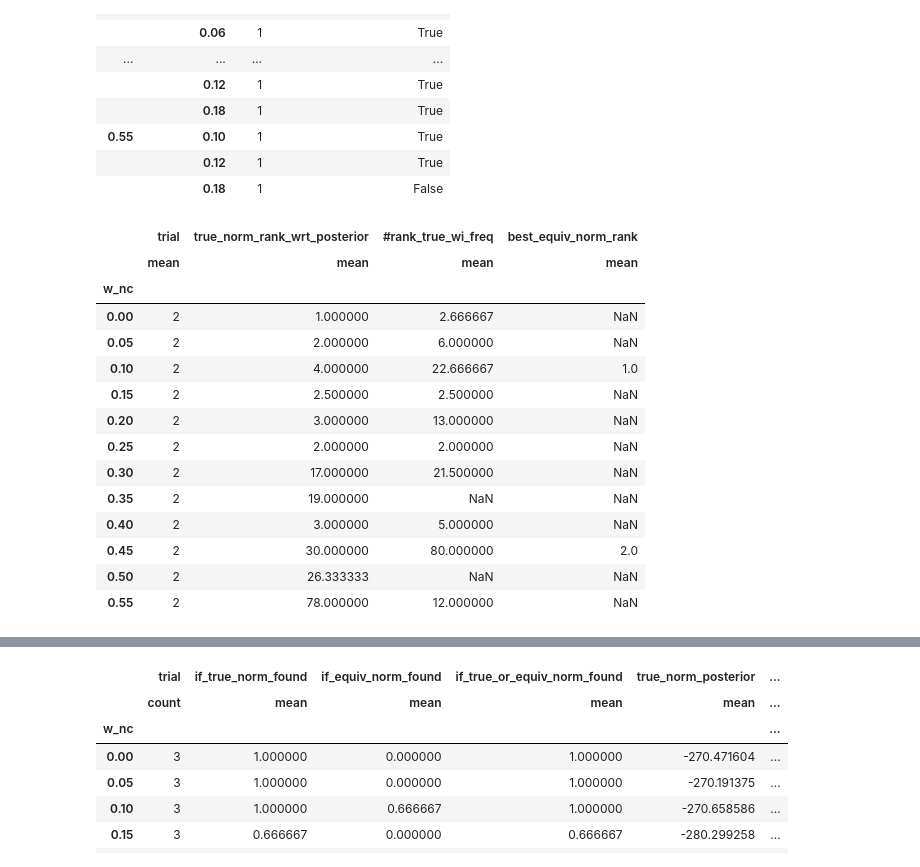
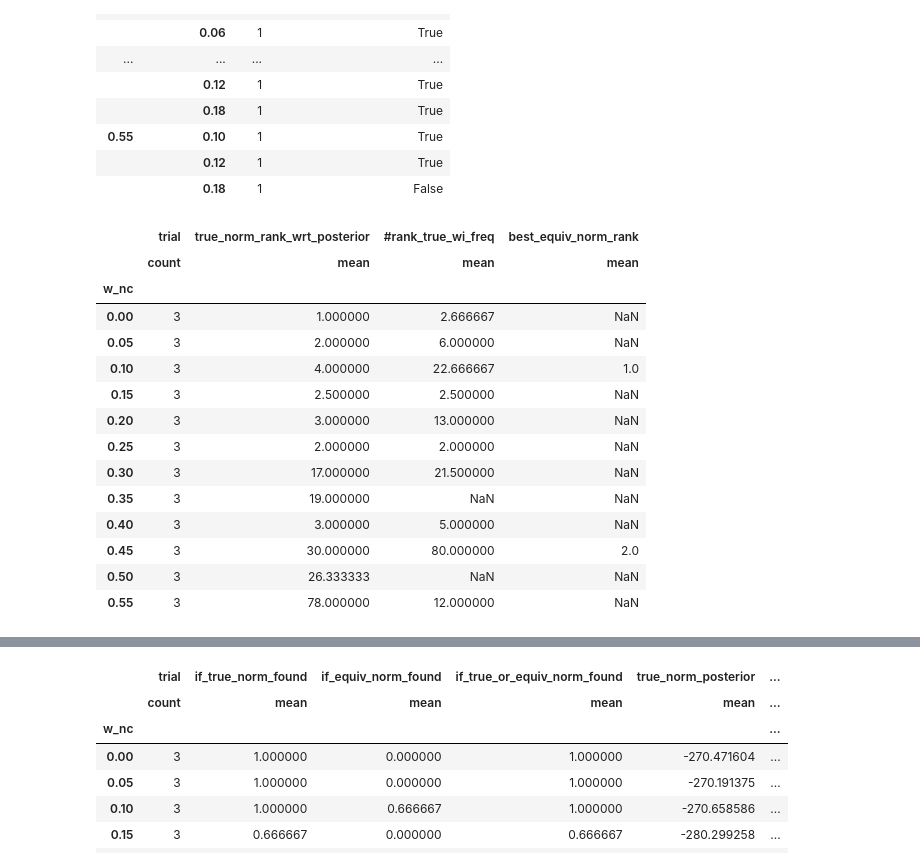
Before and after one commit to ashish1610dhiman/learning_norms_with_mcmc_from_pcfg_IJCAI21, a Jupyter notebook: notebooks/1.4.1_nc_exp4_analysis.ipynb, the cells around one changed output, grey strips where cells are left out. Saved outputs shown, nothing was run; the diff lists cells and outputs as text; code cells hidden in the pictures.

```diff
--- a/notebooks/1.4.1_nc_exp4_analysis.ipynb
+++ b/notebooks/1.4.1_nc_exp4_analysis.ipynb
@@ -190,21 +190,22 @@ z1.groupby(["w_nc","violation_rate"]).agg({"trial":"count","if_true_or_equiv_nor
 z1["true_norm_rank_wrt_posterior"]=pd.to_numeric(z1["true_norm_rank_wrt_posterior"])
 z1["#rank_true_wi_freq"]=pd.to_numeric(z1["#rank_true_wi_freq"])
 # %%
-z1.groupby(["w_nc"]).agg({"trial":["mean"],"true_norm_rank_wrt_posterior":"mean",\
+res1=z1.groupby(["w_nc"]).agg({"trial":["count"],"true_norm_rank_wrt_posterior":"mean",\
                         "#rank_true_wi_freq":"mean","best_equiv_norm_rank":"mean"})
+res1
 # %% [output]
 |  | trial | true_norm_rank_wrt_posterior | #rank_true_wi_freq | best_equiv_norm_rank |
-|  | mean | mean | mean | mean |
+|  | count | mean | mean | mean |
 | w_nc |  |  |  |  |
-| 0.00 | 2 | 1.000000 | 2.666667 | NaN |
-| 0.05 | 2 | 2.000000 | 6.000000 | NaN |
-| 0.10 | 2 | 4.000000 | 22.666667 | 1.0 |
-| 0.15 | 2 | 2.500000 | 2.500000 | NaN |
-| 0.20 | 2 | 3.000000 | 13.000000 | NaN |
-| 0.25 | 2 | 2.000000 | 2.000000 | NaN |
-| 0.30 | 2 | 17.000000 | 21.500000 | NaN |
-| 0.35 | 2 | 19.000000 | NaN | NaN |
-| 0.40 | 2 | 3.000000 | 5.000000 | NaN |
-| 0.45 | 2 | 30.000000 | 80.000000 | 2.0 |
-| 0.50 | 2 | 26.333333 | NaN | NaN |
-| 0.55 | 2 | 78.000000 | 12.000000 | NaN |
+| 0.00 | 3 | 1.000000 | 2.666667 | NaN |
+| 0.05 | 3 | 2.000000 | 6.000000 | NaN |
+| 0.10 | 3 | 4.000000 | 22.666667 | 1.0 |
+| 0.15 | 3 | 2.500000 | 2.500000 | NaN |
+| 0.20 | 3 | 3.000000 | 13.000000 | NaN |
+| 0.25 | 3 | 2.000000 | 2.000000 | NaN |
+| 0.30 | 3 | 17.000000 | 21.500000 | NaN |
+| 0.35 | 3 | 19.000000 | NaN | NaN |
+| 0.40 | 3 | 3.000000 | 5.000000 | NaN |
+| 0.45 | 3 | 30.000000 | 80.000000 | 2.0 |
+| 0.50 | 3 | 26.333333 | NaN | NaN |
+| 0.55 | 3 | 78.000000 | 12.000000 | NaN |
```
Also changed, not shown: parts of 3 cells of this notebook.
